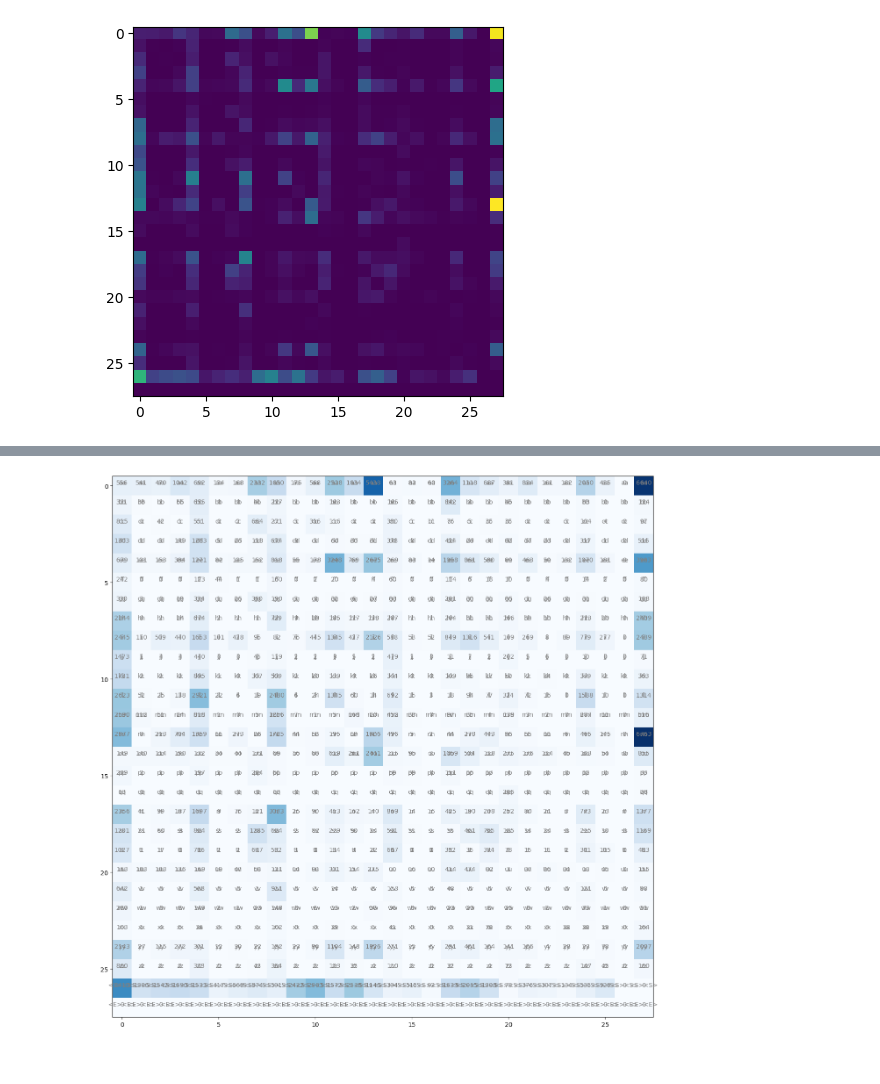
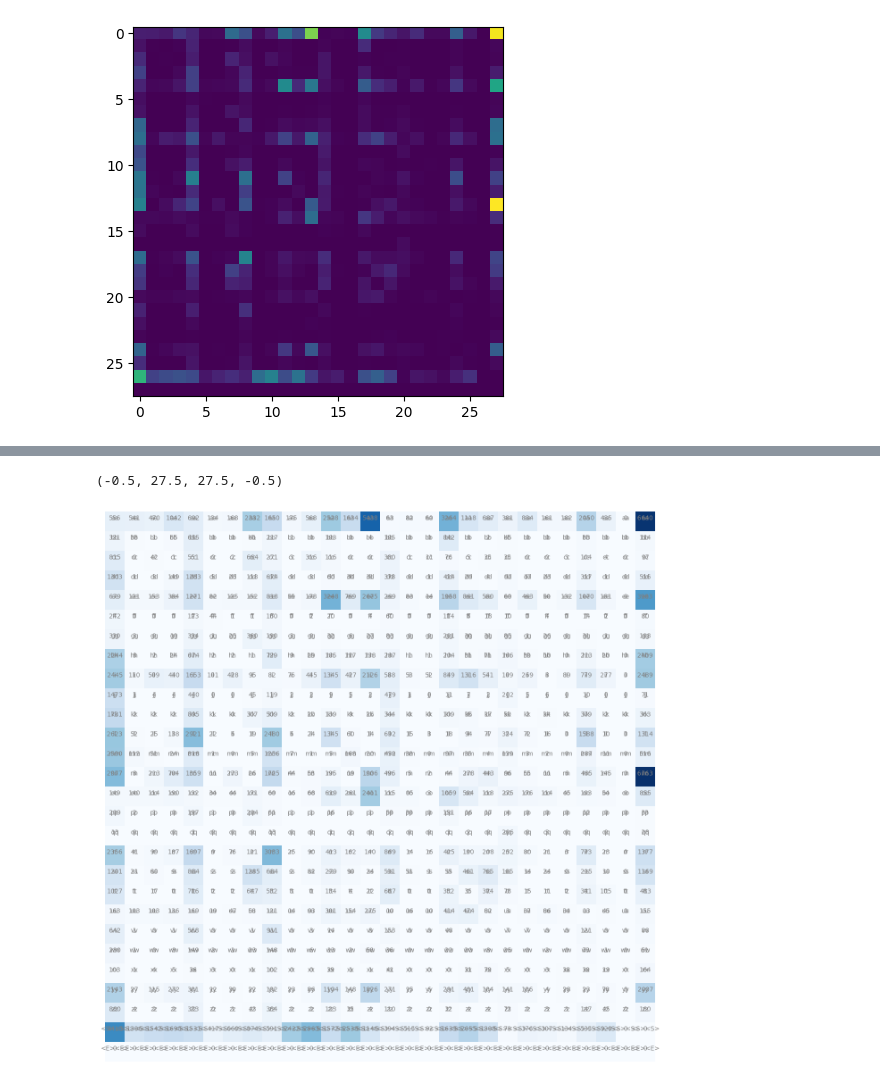
Before and after one commit to randygetc/makemore, a Jupyter notebook: makemore1.ipynb, the cells around one changed output, grey strips where cells are left out. Saved outputs shown, nothing was run; the diff lists cells and outputs as text; code cells hidden in the pictures.

```diff
--- a/makemore1.ipynb
+++ b/makemore1.ipynb
@@ -114,10 +114,12 @@ itos
 # %%
 plt.figure(figsize=(16,16))
 plt.imshow(N, cmap='Blues')
 for i in range(28):
     for j in range(28):
         chstr = itos[i] + itos[i]
         plt.text(j,i, chstr, ha="center", va="bottom", color="gray")
         plt.text(j,i, N[i,j].item(), ha="center", va="bottom", color="gray")
+plt.axis('off')
 # %% [output]
+(-0.5, 27.5, 27.5, -0.5)
-[figure, old version]
+[figure, new version]
```
Also changed, not shown: parts of 6 cells of this notebook.
